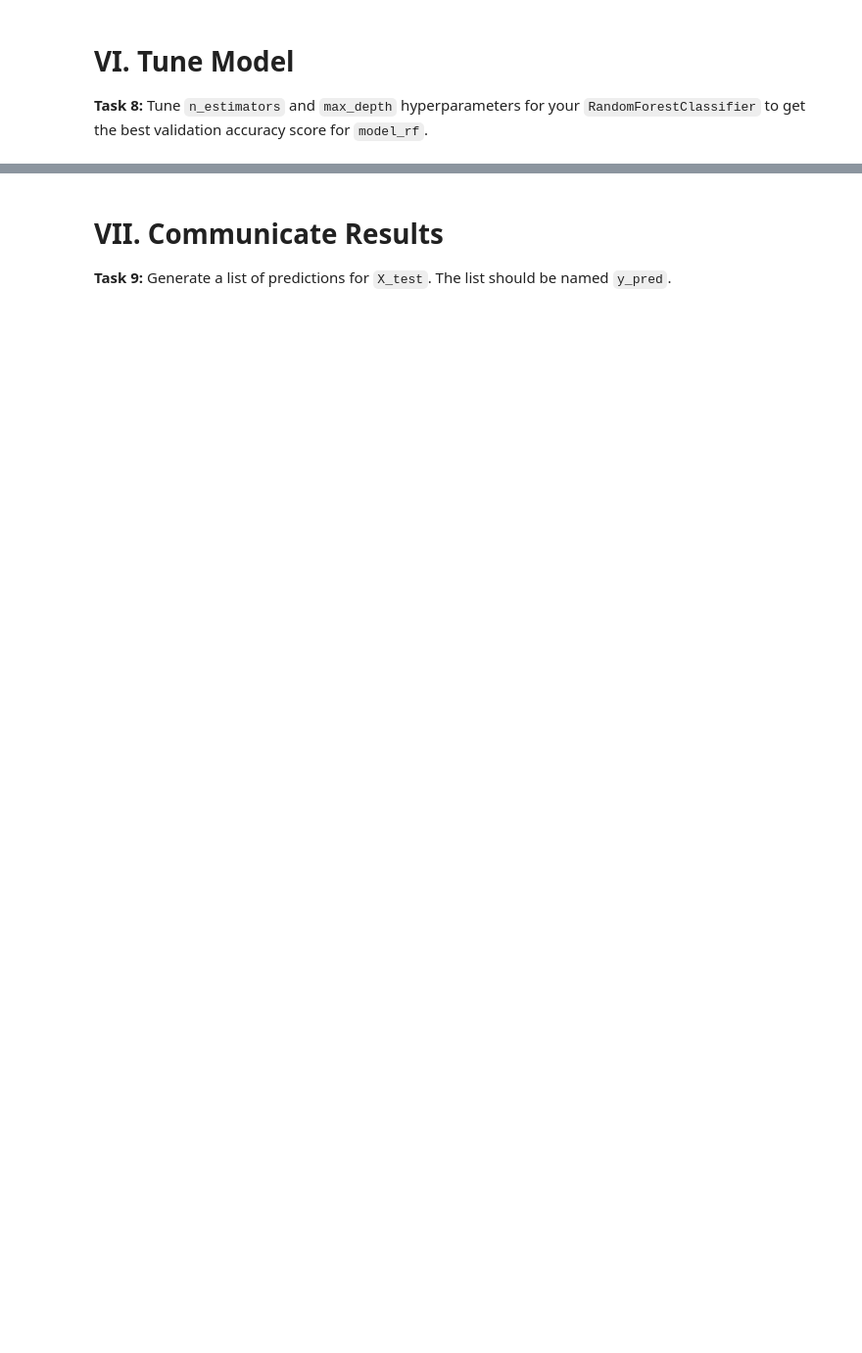
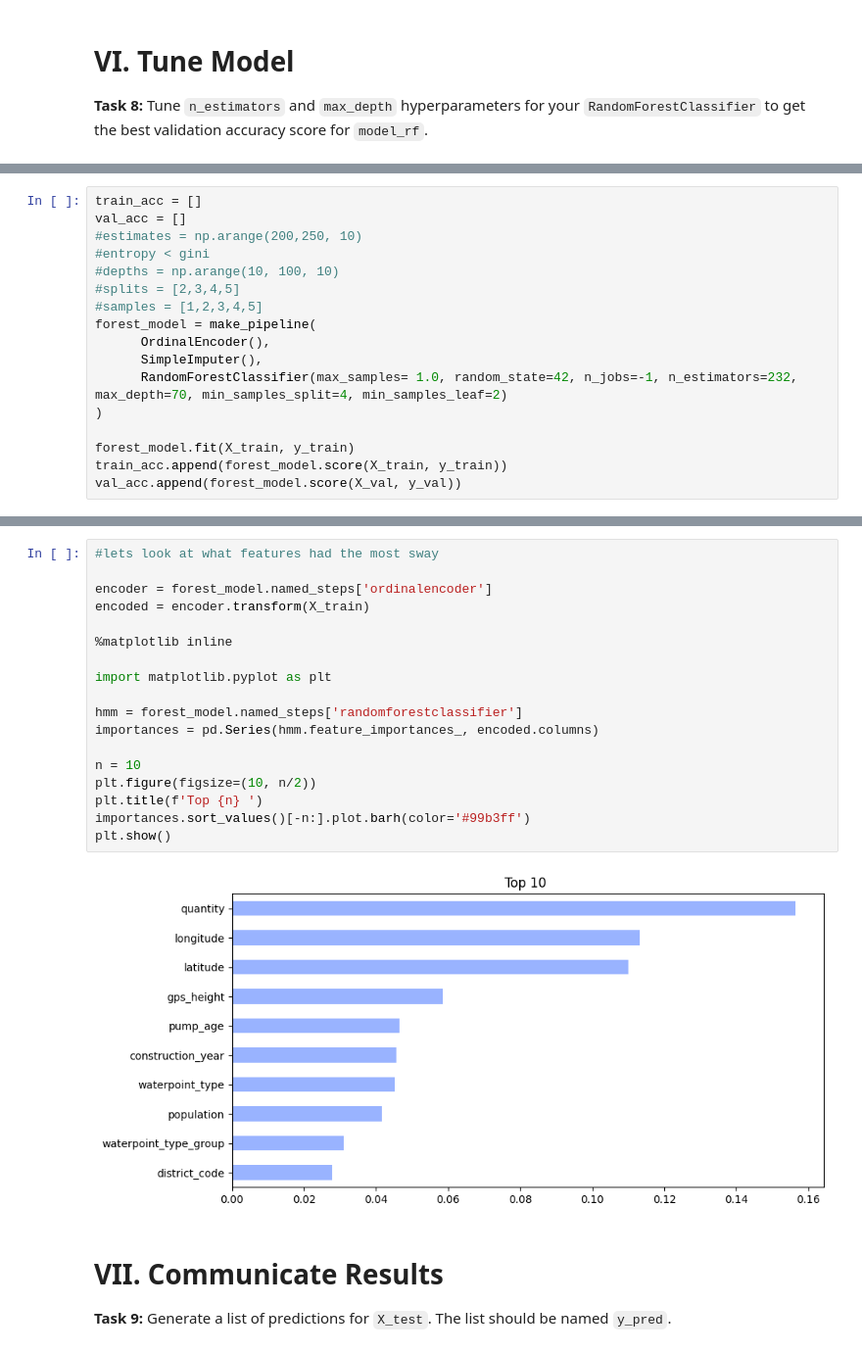
Before and after one commit to sikoh/DS-Tree-Based-Models, a Jupyter notebook: Random-Forests/DS_RandomForests_Homework.ipynb, the cells around one changed output, grey strips where cells are left out. Shown at 98% size. Drawn from its saved outputs; the diff is of its cells as text; blank space fills up the shorter version.

```diff
--- a/Random-Forests/DS_RandomForests_Homework.ipynb
+++ b/Random-Forests/DS_RandomForests_Homework.ipynb
@@ -111,0 +208,17 @@ print('Validation Accuracy Score:', val_acc)
+# %%
+train_acc = []
+val_acc = []
+#estimates = np.arange(200,250, 10)
+#entropy < gini
+#depths = np.arange(10, 100, 10)
+#splits = [2,3,4,5]
+#samples = [1,2,3,4,5]
+forest_model = make_pipeline(
+      OrdinalEncoder(),
+      SimpleImputer(),
+      RandomForestClassifier(max_samples= 1.0, random_state=42, n_jobs=-1, n_estimators=232, max_depth=70, min_samples_split=4, min_samples_leaf=2)
+)
+
+forest_model.fit(X_train, y_train)
+train_acc.append(forest_model.score(X_train, y_train))
+val_acc.append(forest_model.score(X_val, y_val))
@@ -112,3 +231,23 @@ print('Validation Accuracy Score:', val_acc)
+# %%
+#lets look at what features had the most sway
+
+encoder = forest_model.named_steps['ordinalencoder']
+encoded = encoder.transform(X_train)
+
+%matplotlib inline
+
+import matplotlib.pyplot as plt
+
+hmm = forest_model.named_steps['randomforestclassifier']
+importances = pd.Series(hmm.feature_importances_, encoded.columns)
+
+n = 10
+plt.figure(figsize=(10, n/2))
+plt.title(f'Top {n} ')
+importances.sort_values()[-n:].plot.barh(color='#99b3ff')
+plt.show()
+# %% [output]
+[figure, added]
 # %% [markdown]
 # VII. Communicate Results
 
```
Also changed, not shown: parts of 20 cells of this notebook.
